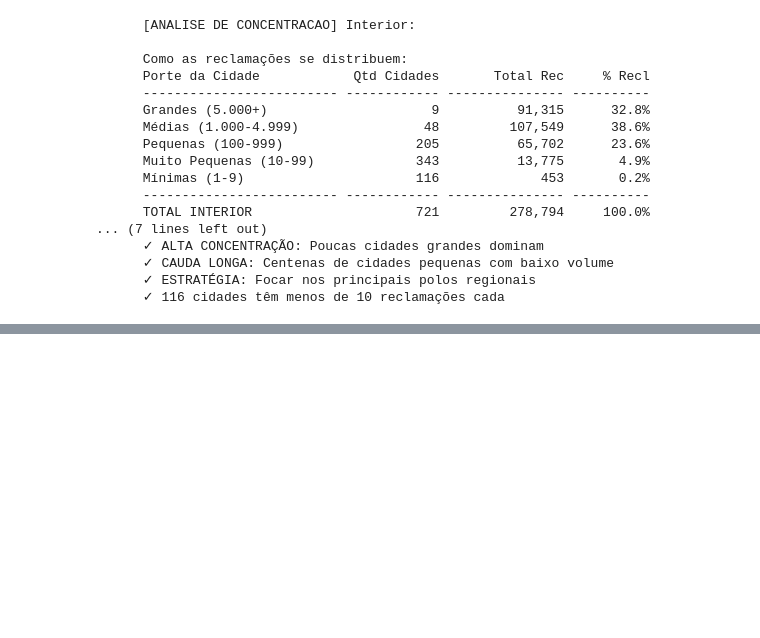
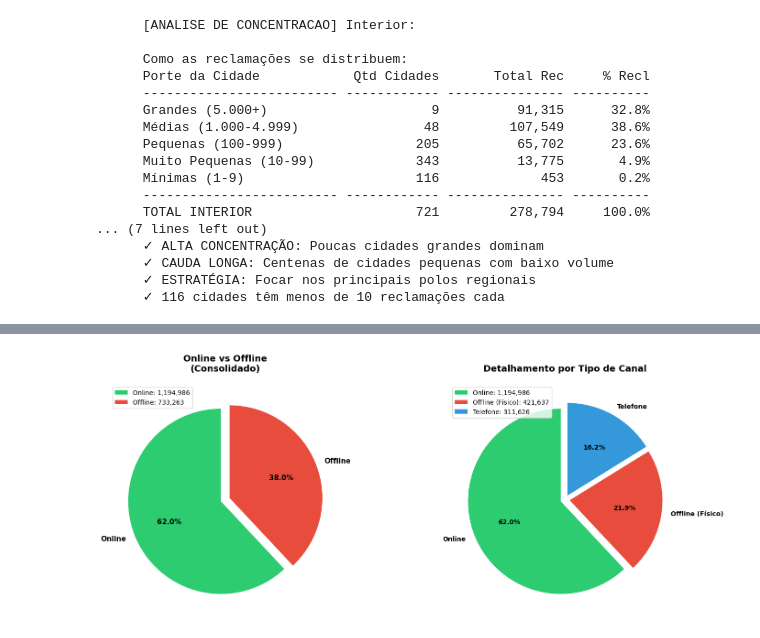
Before and after one commit to afloradda/projeto_mediacao_bancaria, a Jupyter notebook: analises/silver/notebooks_silver/01_perfil_consumidor.ipynb, the cells around one changed output, grey strips where cells are left out. Cells and saved outputs as stored; diff of their text form; code cells hidden in the pictures; blank space fills up the shorter version.

```diff
--- a/analises/silver/notebooks_silver/01_perfil_consumidor.ipynb
+++ b/analises/silver/notebooks_silver/01_perfil_consumidor.ipynb
@@ -6520,0 +9786,98 @@ if capital_encontrada:
+# %%
+# Configurar estilo
+plt.style.use('default')
+sns.set_palette("husl")
+
+# RECALCULAR VARIÁVEIS (caso não estejam definidas)
+print("[PREPARACAO] Verificando variáveis necessárias...")
+
+# Garantir que temos os valores
+if 'tipo_canal_counts' not in locals():
+    tipo_canal_counts = df['Tipo_Canal'].value_counts()
+
+online_total = tipo_canal_counts.get('Online', 0)
+offline_total = tipo_canal_counts.get('Offline', 0)
+telefone_total = tipo_canal_counts.get('Telefone', 0)
+corresp_total = tipo_canal_counts.get('Correspondência', 0)
+outros_total = tipo_canal_counts.get('Outros', 0)
+nao_informado = tipo_canal_counts.get('Não Informado', 0)
+
+# Calcular percentuais
+online_pct = round((online_total / len(df) * 100), 2)
+offline_pct = round((offline_total / len(df) * 100), 2)
+telefone_pct = round((telefone_total / len(df) * 100), 2)
+corresp_pct = round((corresp_total / len(df) * 100), 2)
+
+# CALCULAR OFFLINE TRADICIONAL
+offline_tradicional = offline_total + telefone_total + corresp_total
+offline_tradicional_pct = round((offline_tradicional / len(df) * 100), 2)
+
+print(f"✓ Variáveis calculadas:")
+print(f"  - Online: {online_total:,} ({online_pct}%)")
+print(f"  - Offline Tradicional: {offline_tradicional:,} ({offline_tradicional_pct}%)")
+
+# Criar figura
+fig, (ax1, ax2) = plt.subplots(1, 2, figsize=(16, 6))
+
+# Gráfico 1: Comparação Simplificada (Online vs Offline)
+dados_simples = {
+    'Online': online_total,
+    'Offline': offline_tradicional
+}
+
+colors_simples = ['#2ecc71', '#e74c3c']
+explode_simples = (0.05, 0.05)
+
+wedges, texts, autotexts = ax1.pie(
+    dados_simples.values(),
+    labels=dados_simples.keys(),
+    autopct='%1.1f%%',
+    startangle=90,
+    colors=colors_simples,
+    explode=explode_simples,
+    textprops={'fontsize': 11, 'weight': 'bold'}
+)
+
+ax1.set_title('Online vs Offline\n(Consolidado)',
+              fontsize=14, weight='bold', pad=20)
+
+# Adicionar legenda com valores
+legend_labels = [f'{k}: {v:,}' for k, v in dados_simples.items()]
+ax1.legend(legend_labels, loc='upper left', bbox_to_anchor=(0, 1))
+
+# Gráfico 2: Detalhamento Completo
+dados_detalhados = {
+    'Online': online_total,
+    'Offline (Físico)': offline_total,
+    'Telefone': telefone_total,
+    'Correspondência': corresp_total
+}
+
+# Remover zeros
+dados_detalhados = {k: v for k, v in dados_detalhados.items() if v > 0}
+
+colors_detalhados = ['#2ecc71', '#e74c3c', '#3498db', '#f39c12']
+explode_detalhados = tuple([0.05] * len(dados_detalhados))
+
+wedges2, texts2, autotexts2 = ax2.pie(
+    dados_detalhados.values(),
+    labels=dados_detalhados.keys(),
+    autopct='%1.1f%%',
+    startangle=90,
+    colors=colors_detalhados[:len(dados_detalhados)],
+    explode=explode_detalhados,
+    textprops={'fontsize': 10, 'weight': 'bold'}
+)
+
+ax2.set_title('Detalhamento por Tipo de Canal',
+              fontsize=14, weight='bold', pad=20)
+
+# Adicionar legenda com valores
+legend_labels2 = [f'{k}: {v:,}' for k, v in dados_detalhados.items()]
+ax2.legend(legend_labels2, loc='upper left', bbox_to_anchor=(0, 1))
+
+plt.tight_layout()
+plt.show()
+
+print("\n✓ Gráficos gerados com sucesso")
+# %% [output]
@@ -6520,0 +9888 @@ if capital_encontrada:
+[figure, added]
```
Also changed, not shown: parts of 249 cells of this notebook.
